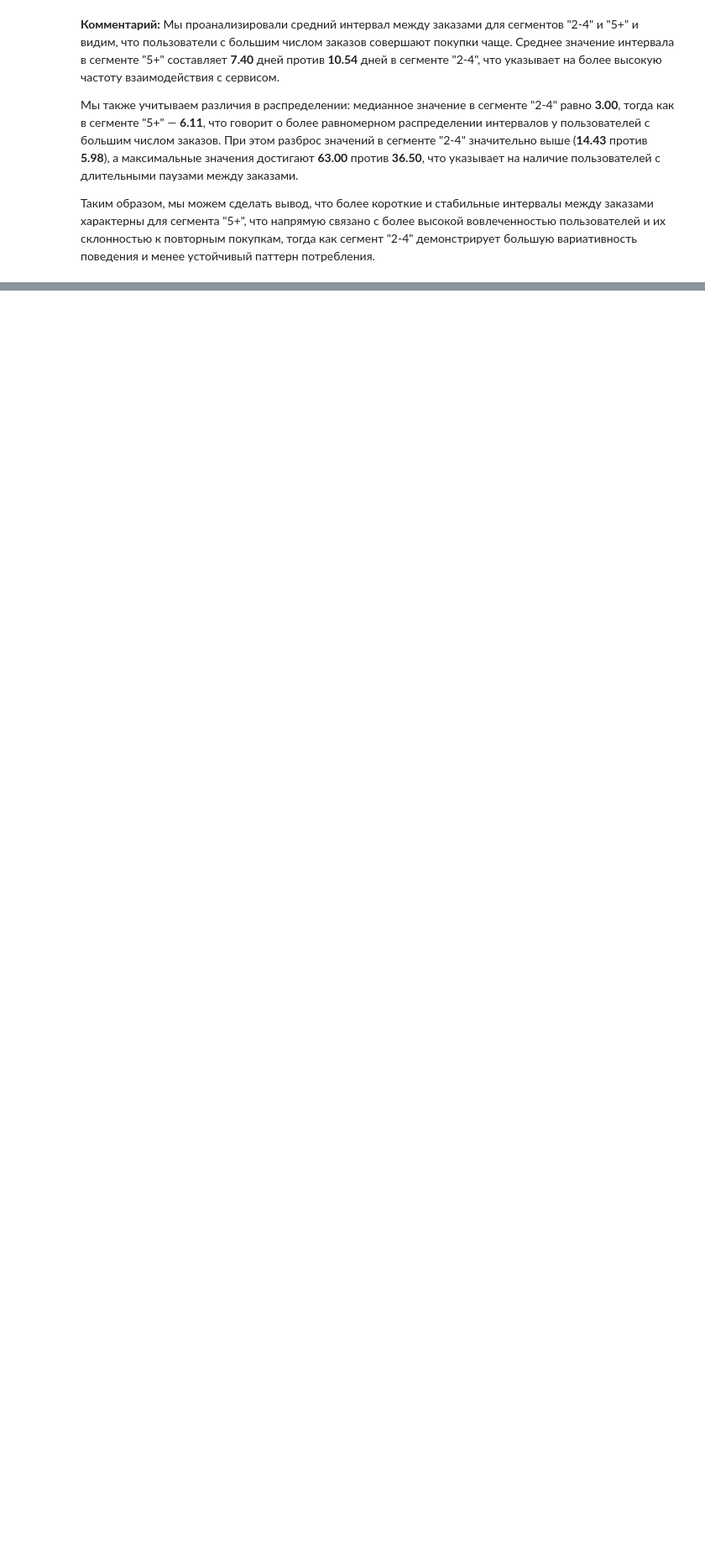
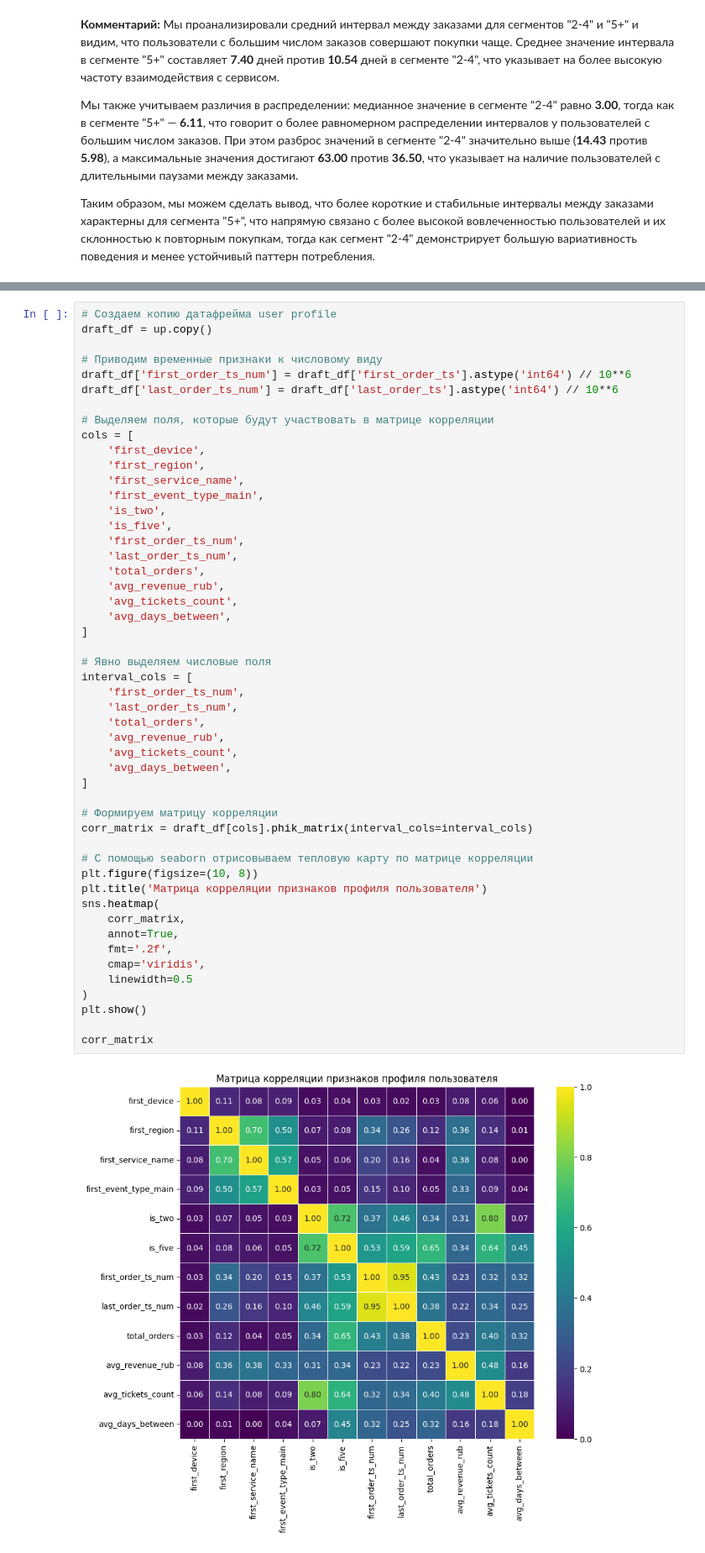
Before and after one commit to achezganov/yandex_afisha_eda, a Jupyter notebook: main.ipynb, the cells around one changed output, grey strips where cells are left out. Shown at 84% size. Drawn from its saved outputs; the diff is of its cells as text; blank space fills up the shorter version.

```diff
--- a/main.ipynb
+++ b/main.ipynb
@@ -1558,0 +1607,52 @@ stats_df
+# %%
+# Создаем копию датафрейма user profile
+draft_df = up.copy()
+
+# Приводим временные признаки к числовому виду
+draft_df['first_order_ts_num'] = draft_df['first_order_ts'].astype('int64') // 10**6
+draft_df['last_order_ts_num'] = draft_df['last_order_ts'].astype('int64') // 10**6
+
+# Выделяем поля, которые будут участвовать в матрице корреляции
+cols = [
+    'first_device',
+    'first_region',
+    'first_service_name',
+    'first_event_type_main',
+    'is_two',
+    'is_five',
+    'first_order_ts_num',
+    'last_order_ts_num',
+    'total_orders',
+    'avg_revenue_rub',
+    'avg_tickets_count',
+    'avg_days_between',
+]
+
+# Явно выделяем числовые поля
+interval_cols = [
+    'first_order_ts_num',
+    'last_order_ts_num',
+    'total_orders',
+    'avg_revenue_rub',
+    'avg_tickets_count',
+    'avg_days_between',
+]
+
+# Формируем матрицу корреляции
+corr_matrix = draft_df[cols].phik_matrix(interval_cols=interval_cols)
+
+# С помощью seaborn отрисовываем тепловую карту по матрице корреляции
+plt.figure(figsize=(10, 8))
+plt.title('Матрица корреляции признаков профиля пользователя')
+sns.heatmap(
+    corr_matrix,
+    annot=True,
+    fmt='.2f',
+    cmap='viridis',
+    linewidth=0.5
+)
+plt.show()
+
+corr_matrix
+# %% [output]
+[figure, added]
```
Also changed, not shown: parts of 13 cells of this notebook.
